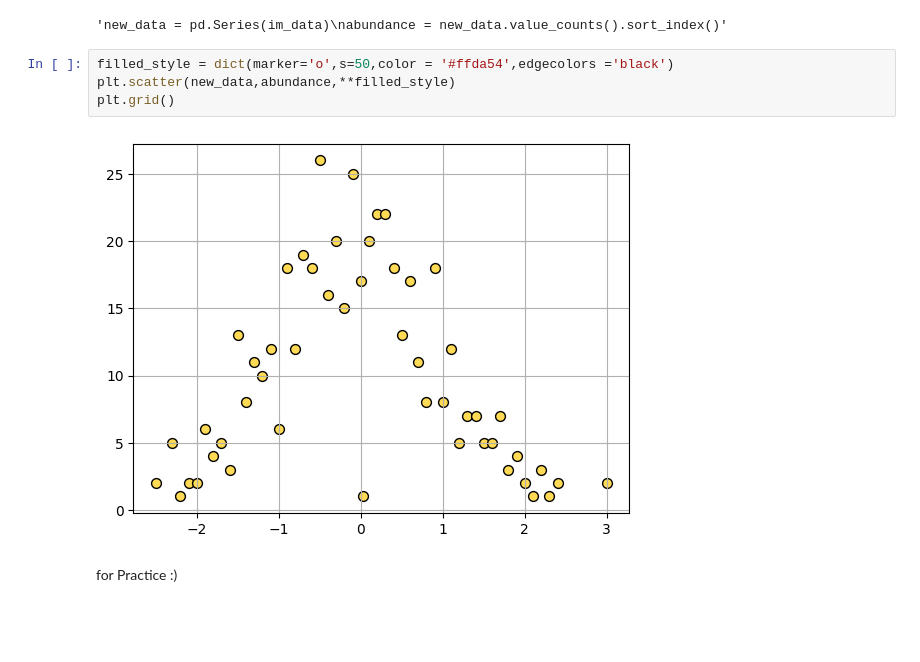
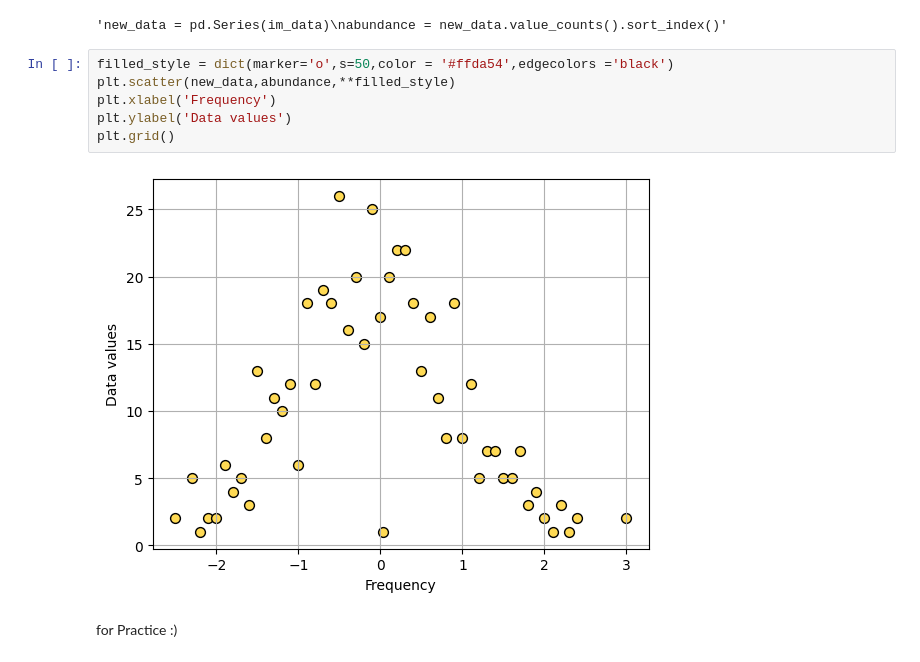
Before and after one commit to Seyyed-Mostafa12/500-Data-analysis, a Jupyter notebook: 500 Data (Persian).ipynb, the cells around one changed output. Saved outputs shown, nothing was run; the diff lists cells and outputs as text; blank space fills up the shorter version.

```diff
--- a/500 Data (Persian).ipynb
+++ b/500 Data (Persian).ipynb
@@ -42,9 +124,11 @@ abundance = new_data.value_counts().sort_index()'''
 # %%
 filled_style = dict(marker='o',s=50,color = '#ffda54',edgecolors ='black')
 plt.scatter(new_data,abundance,**filled_style)
+plt.xlabel('Frequency')
+plt.ylabel('Data values')
 plt.grid()
 # %% [output]
-[figure, old version]
+[figure, new version]
 # %% [markdown]
 for Practice :)
 # %%
```
Also changed, not shown: parts of 4 cells of this notebook.
